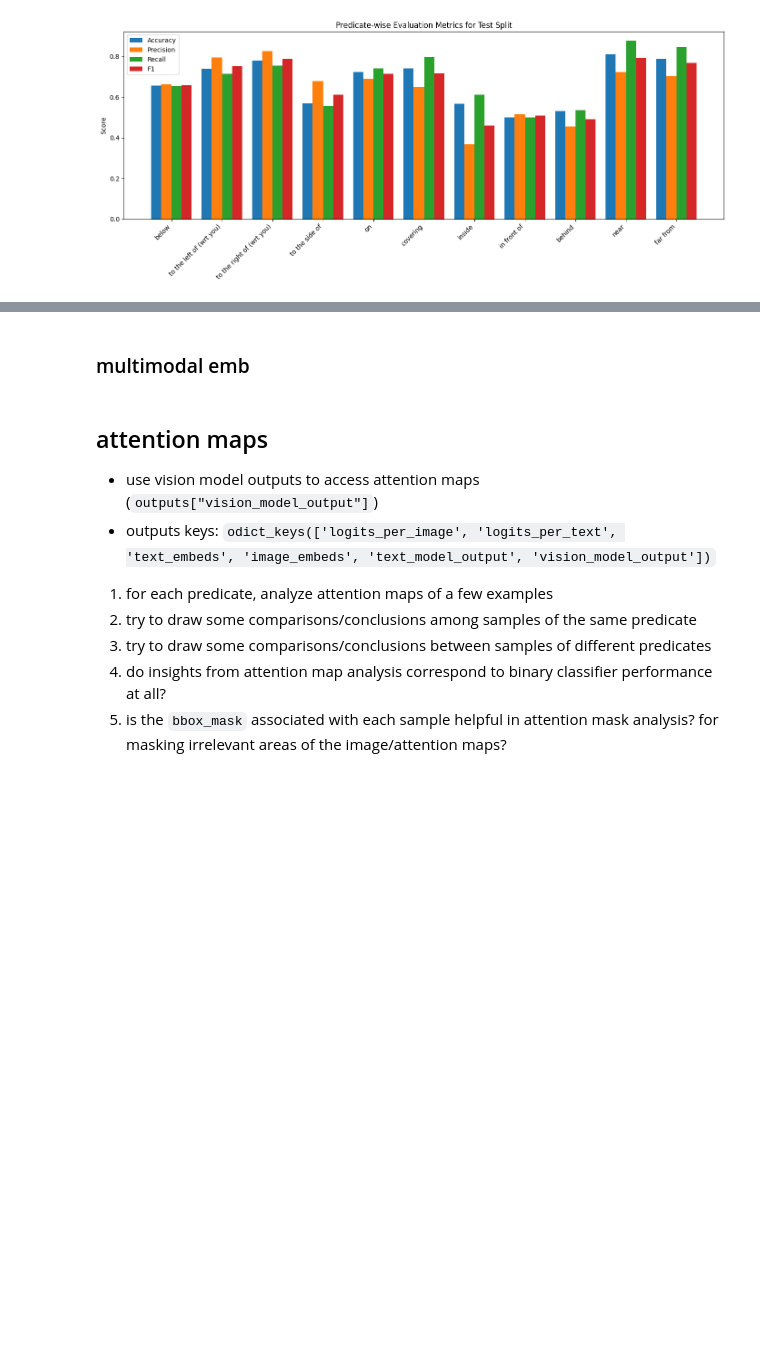
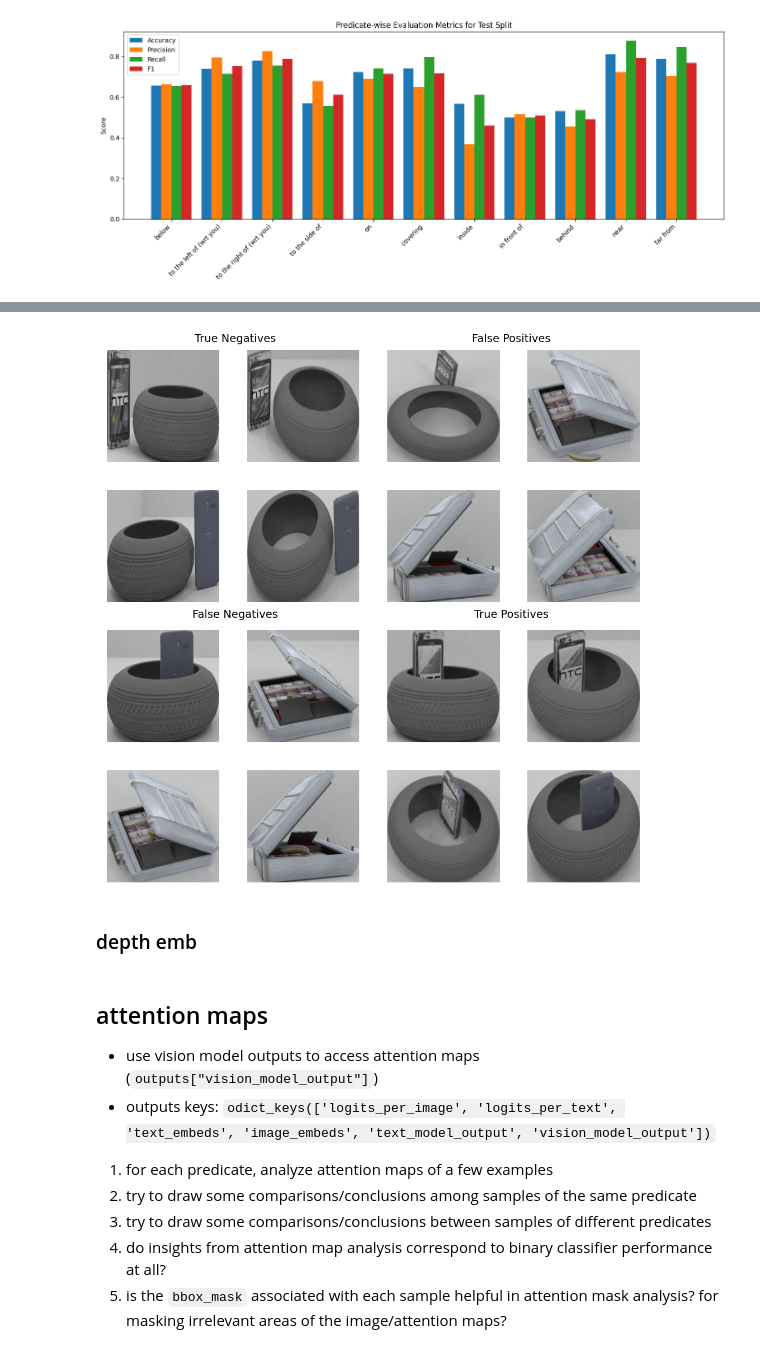
Before and after one commit to linv24/6.8300, a Jupyter notebook: project/dev.ipynb, the cells around one changed output, grey strips where cells are left out. Drawn from its saved outputs; the diff is of its cells as text; code cells hidden in the pictures; blank space fills up the shorter version.

Commit message:
add inside analysis

```diff
--- a/project/dev.ipynb
+++ b/project/dev.ipynb
@@ -485,0 +498,14 @@ plot_bar_clf_metrics(allowed_predicates, "test")
+# %%
+# "inside" analysis
+test_dataset_args = default_dataset_args | {"split": "test"}
+test_dataloader, test_predicates, test_objects = create_dataloader(
+    **test_dataset_args,
+    num_workers=1,
+    batch_size=1,
+)
+
+inside_samples = []
+
+for batch in test_dataloader:
+    if batch["predicate"]["name"][0] == "inside":
+        inside_samples.append(batch)
@@ -486,5 +577,61 @@ plot_bar_clf_metrics(allowed_predicates, "test")
+# %%
+def plot_tf_grid_2x2(images_dict):
+    """
+    images_dict: dict with keys 'TP', 'FP', 'FN', 'TN'
+                 each value is a list of 4 image tensors in CHW format (C×H×W)
+    """
+    categories = ["TN", "FP", "FN", "TP"]
+    titles = {
+        "TN": "True Negatives",
+        "FP": "False Positives",
+        "FN": "False Negatives",
+        "TP": "True Positives"
+    }
+
+    fig, axs = plt.subplots(2, 2, figsize=(10, 10))
+
+    for idx, cat in enumerate(categories):
+        row, col = divmod(idx, 2)
+        ax = axs[row, col]
+
+        # Turn off the main subplot axis
+        ax.axis("off")
+        ax.set_title(titles[cat], fontsize=14)
+
+        # Coordinates for nested 2x2 grid within the subplot
+        for i, img in enumerate(images_dict[cat]):
+            sub_row, sub_col = divmod(i, 2)
+            left = col * 0.5 + sub_col * 0.25 + 0.025
+            # Add vertical offset to give room for title (e.g., 0.04 units)
+            top_margin = 0.03
+            bottom = 1 - (row * 0.5 + (sub_row + 1) * 0.25 + 0.025) + top_margin
+
+            ax_img = fig.add_axes([left, bottom, 0.2, 0.2])
+            img_np = np.transpose(img, (1, 2, 0))  # CHW → HWC
+            ax_img.imshow(img_np)
+            ax_img.axis("off")
+
+    plt.tight_layout()
+    plt.show()
+
+
+
+tf_dict = {}
+
+images = [sample["img_crop"][0] for sample in tn_list]
+tf_dict["TN"] = images
+images = [sample["img_crop"][0] for sample in fp_list]
+tf_dict["FP"] = images
+images = [sample["img_crop"][0] for sample in fn_list]
+tf_dict["FN"] = images
+images = [sample["img_crop"][0] for sample in tp_list]
+tf_dict["TP"] = images
+
+plot_tf_grid_2x2(tf_dict)
+# %% [output]
+[figure, added]
 # %% [markdown]
-### multimodal emb
+### depth emb
 # %% [markdown]
 ## attention maps
 
```
Also changed, not shown: parts of 5 cells of this notebook.
